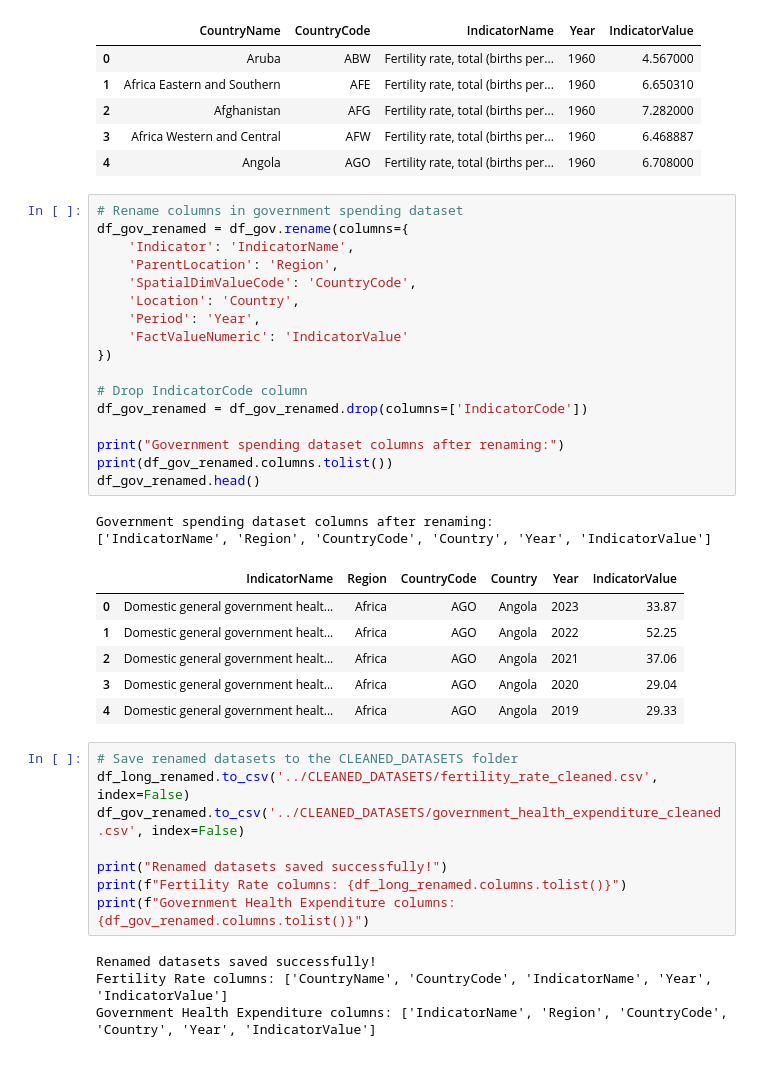
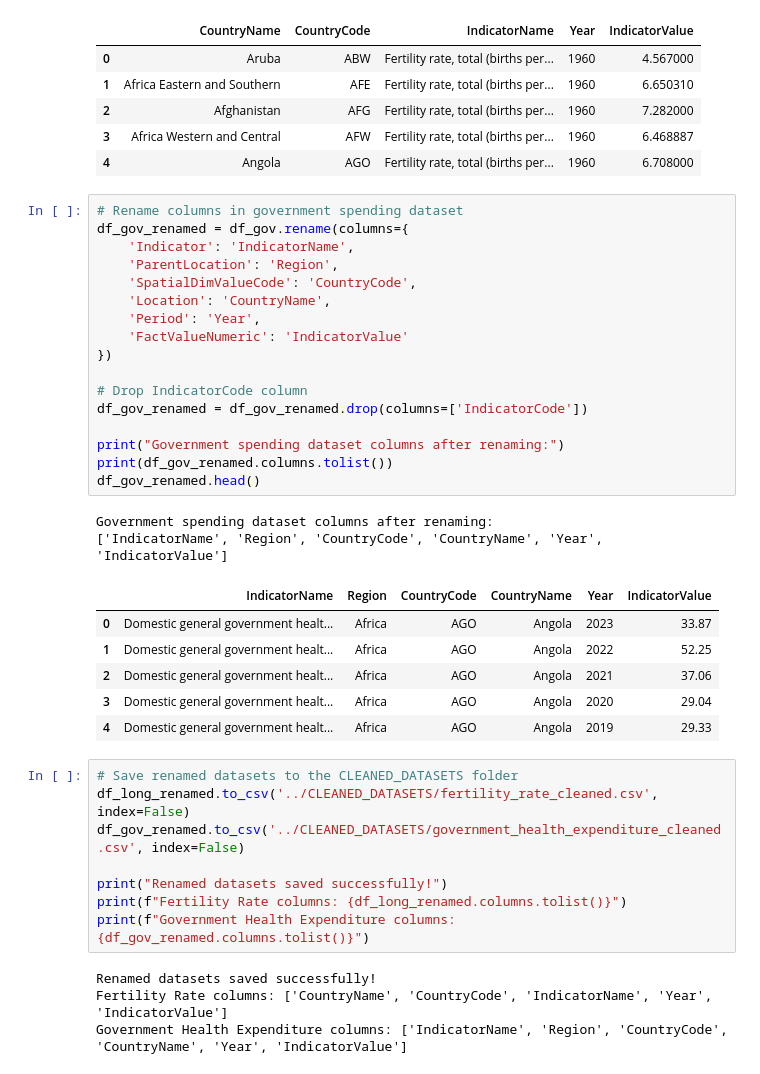
Before and after one commit to adrianbarrios-ieUniversity/Advanced-Databases-Project, a Jupyter notebook: DATA_CLEANING/FERTILITY_GOV_SPENDING.ipynb, the cells around one changed output. Drawn from its saved outputs; the diff is of its cells as text.

```diff
--- a/DATA_CLEANING/FERTILITY_GOV_SPENDING.ipynb
+++ b/DATA_CLEANING/FERTILITY_GOV_SPENDING.ipynb
@@ -149,24 +149,24 @@ Fertility dataset columns after renaming:
 # %%
 # Rename columns in government spending dataset
 df_gov_renamed = df_gov.rename(columns={
     'Indicator': 'IndicatorName',
     'ParentLocation': 'Region',
     'SpatialDimValueCode': 'CountryCode',
-    'Location': 'Country',
+    'Location': 'CountryName',
     'Period': 'Year',
     'FactValueNumeric': 'IndicatorValue'
 })
 
 # Drop IndicatorCode column
 df_gov_renamed = df_gov_renamed.drop(columns=['IndicatorCode'])
 
 print("Government spending dataset columns after renaming:")
 print(df_gov_renamed.columns.tolist())
 df_gov_renamed.head()
 # %% [output]
 Government spending dataset columns after renaming:
-['IndicatorName', 'Region', 'CountryCode', 'Country', 'Year', 'IndicatorValue']
+['IndicatorName', 'Region', 'CountryCode', 'CountryName', 'Year', 'IndicatorValue']
-|  | IndicatorName | Region | CountryCode | Country | Year | IndicatorValue |
+|  | IndicatorName | Region | CountryCode | CountryName | Year | IndicatorValue |
 | 0 | Domestic general government healt... | Africa | AGO | Angola | 2023 | 33.87 |
 | 1 | Domestic general government healt... | Africa | AGO | Angola | 2022 | 52.25 |
 | 2 | Domestic general government healt... | Africa | AGO | Angola | 2021 | 37.06 |
@@ -183,4 +183,4 @@ print(f"Government Health Expenditure columns: {df_gov_renamed.columns.tolist()}
 # %% [output]
 Renamed datasets saved successfully!
 Fertility Rate columns: ['CountryName', 'CountryCode', 'IndicatorName', 'Year', 'IndicatorValue']
-Government Health Expenditure columns: ['IndicatorName', 'Region', 'CountryCode', 'Country', 'Year', 'IndicatorValue']
+Government Health Expenditure columns: ['IndicatorName', 'Region', 'CountryCode', 'CountryName', 'Year', 'IndicatorValue']
```
Also changed, not shown: parts of 3 cells of this notebook, 4 other files.
